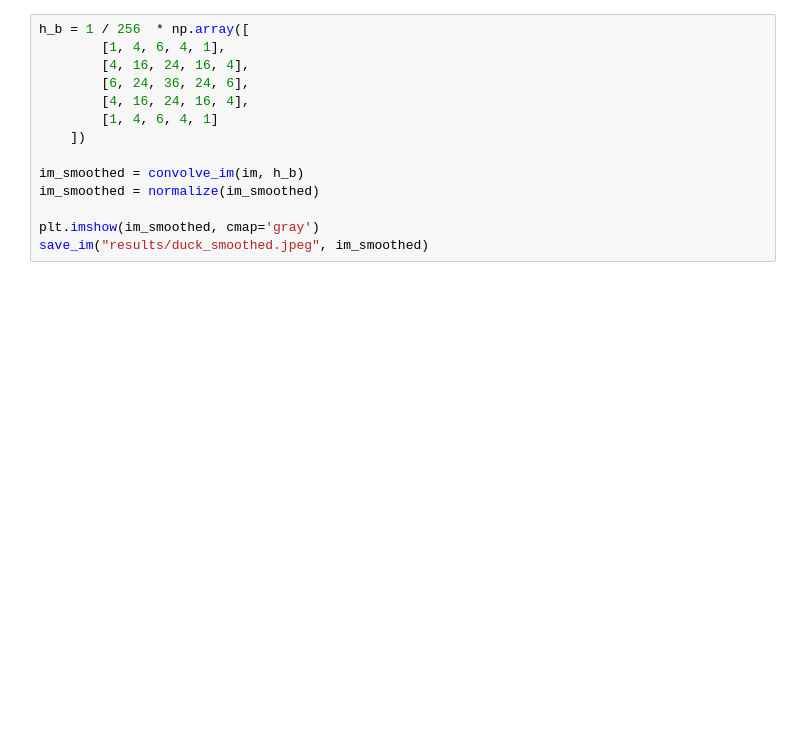
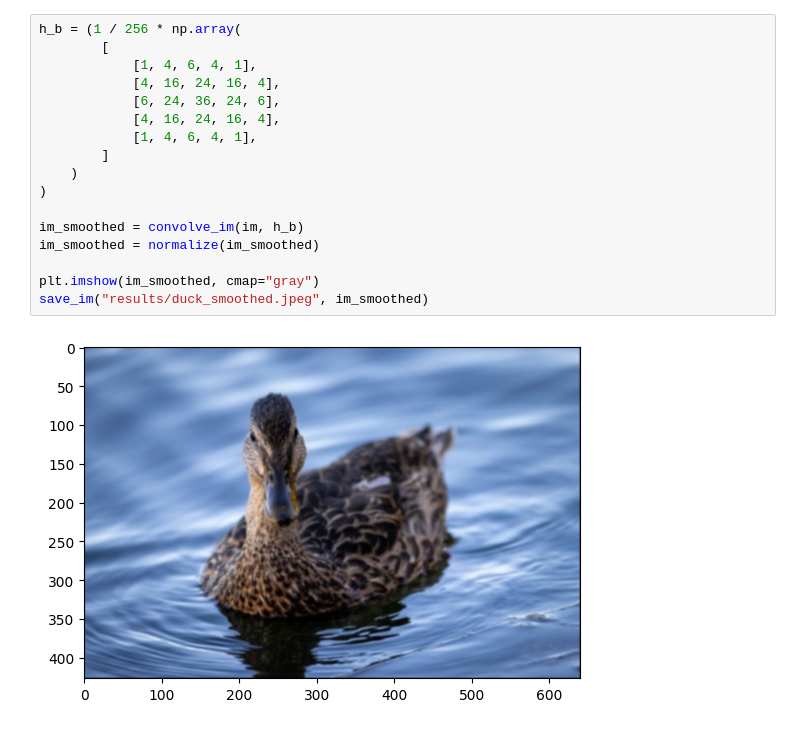
Before and after one commit to offish/tdt4195-visual-computing-fundamentals, a Jupyter notebook: image-processing/Assignment 1/q10.ipynb, the cells around one changed output. Cells and saved outputs as stored; diff of their text form; blank space fills up the shorter version.

```diff
--- a/image-processing/Assignment 1/q10.ipynb
+++ b/image-processing/Assignment 1/q10.ipynb
@@ -36,14 +74,19 @@ save_im("results/duck_sobel.jpeg", im_sobel)
 # %%
-h_b = 1 / 256  * np.array([
-        [1, 4, 6, 4, 1],
-        [4, 16, 24, 16, 4],
-        [6, 24, 36, 24, 6],
-        [4, 16, 24, 16, 4],
-        [1, 4, 6, 4, 1]
-    ])
+h_b = (1 / 256 * np.array(
+        [
+            [1, 4, 6, 4, 1],
+            [4, 16, 24, 16, 4],
+            [6, 24, 36, 24, 6],
+            [4, 16, 24, 16, 4],
+            [1, 4, 6, 4, 1],
+        ]
+    )
+)
 
 im_smoothed = convolve_im(im, h_b)
 im_smoothed = normalize(im_smoothed)
 
-plt.imshow(im_smoothed, cmap='gray')
+plt.imshow(im_smoothed, cmap="gray")
 save_im("results/duck_smoothed.jpeg", im_smoothed)
+# %% [output]
+[figure, added]
```
Also changed, not shown: parts of 3 cells of this notebook, 19 other files.
